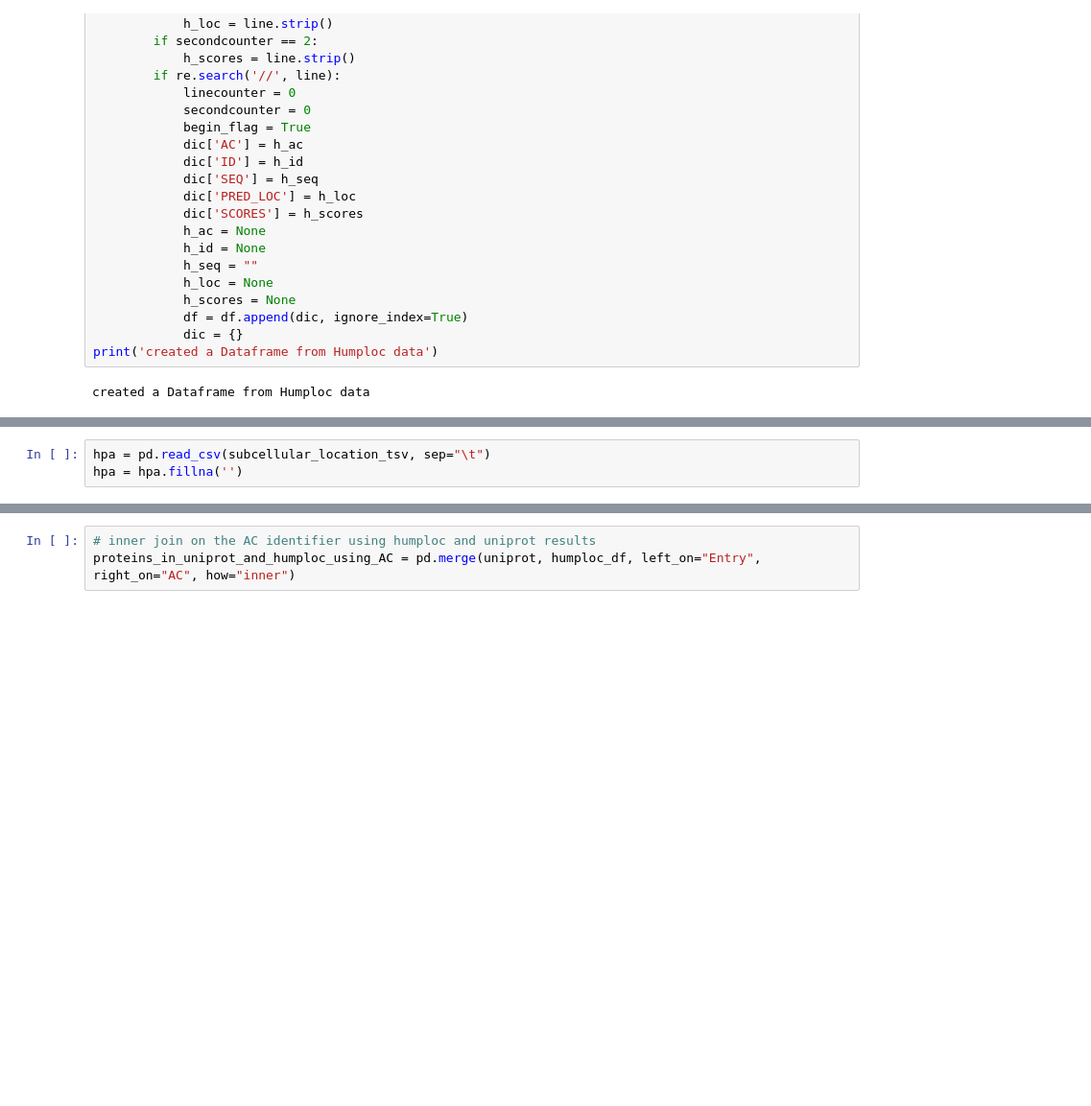
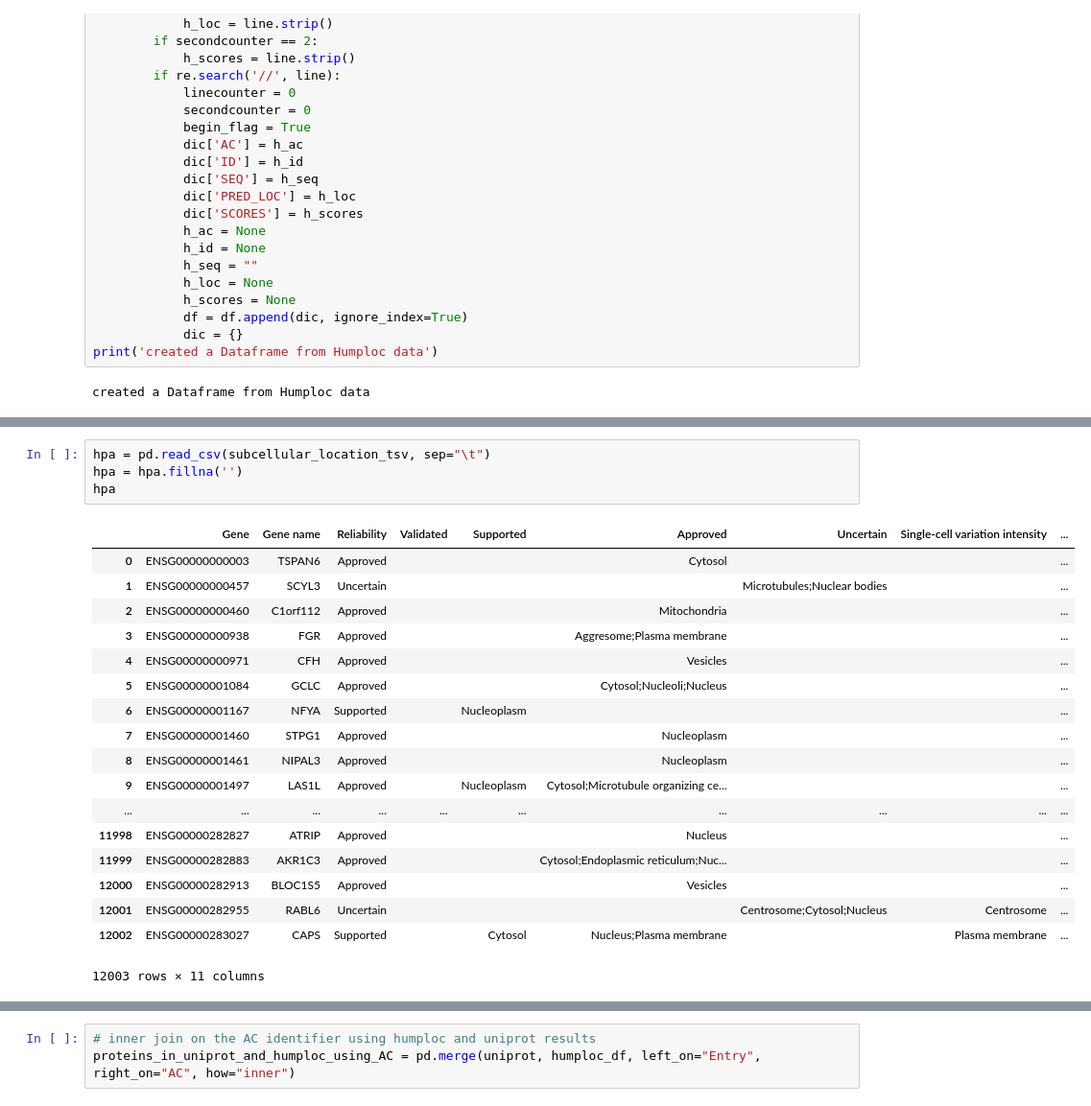
Before and after one commit to SmirnovAnton/Protein_Prediction_2, a Jupyter notebook: compare_predictions.ipynb, the cells around one changed output, grey strips where cells are left out. Shown at 96% size. Cells and saved outputs as stored; diff of their text form; blank space fills up the shorter version.

```diff
--- a/compare_predictions.ipynb
+++ b/compare_predictions.ipynb
@@ -97,6 +167,26 @@ humploc_df
 # %%
 hpa = pd.read_csv(subcellular_location_tsv, sep="\t")
 hpa = hpa.fillna('')
+hpa
+# %% [output]
+|  | Gene | Gene name | Reliability | Validated | Supported | Approved | Uncertain | Single-cell variation intensity | ... |
+| 0 | ENSG00000000003 | TSPAN6 | Approved |  |  | Cytosol |  |  | ... |
+| 1 | ENSG00000000457 | SCYL3 | Uncertain |  |  |  | Microtubules;Nuclear bodies |  | ... |
+| 2 | ENSG00000000460 | C1orf112 | Approved |  |  | Mitochondria |  |  | ... |
+| 3 | ENSG00000000938 | FGR | Approved |  |  | Aggresome;Plasma membrane |  |  | ... |
+| 4 | ENSG00000000971 | CFH | Approved |  |  | Vesicles |  |  | ... |
+| 5 | ENSG00000001084 | GCLC | Approved |  |  | Cytosol;Nucleoli;Nucleus |  |  | ... |
+| 6 | ENSG00000001167 | NFYA | Supported |  | Nucleoplasm |  |  |  | ... |
+| 7 | ENSG00000001460 | STPG1 | Approved |  |  | Nucleoplasm |  |  | ... |
+| 8 | ENSG00000001461 | NIPAL3 | Approved |  |  | Nucleoplasm |  |  | ... |
+| 9 | ENSG00000001497 | LAS1L | Approved |  | Nucleoplasm | Cytosol;Microtubule organizing ce... |  |  | ... |
+| ... | ... | ... | ... | ... | ... | ... | ... | ... | ... |
+| 11998 | ENSG00000282827 | ATRIP | Approved |  |  | Nucleus |  |  | ... |
+| 11999 | ENSG00000282883 | AKR1C3 | Approved |  |  | Cytosol;Endoplasmic reticulum;Nuc... |  |  | ... |
+| 12000 | ENSG00000282913 | BLOC1S5 | Approved |  |  | Vesicles |  |  | ... |
+| 12001 | ENSG00000282955 | RABL6 | Uncertain |  |  |  | Centrosome;Cytosol;Nucleus | Centrosome | ... |
+| 12002 | ENSG00000283027 | CAPS | Supported |  | Cytosol | Nucleus;Plasma membrane |  | Plasma membrane | ... |
+12003 rows × 11 columns
 # %%
 uniprot = pd.read_csv(uniprot_results_tsv, sep="\t")
 uniprot = uniprot.fillna('')
```
Also changed, not shown: parts of 13 cells of this notebook.
